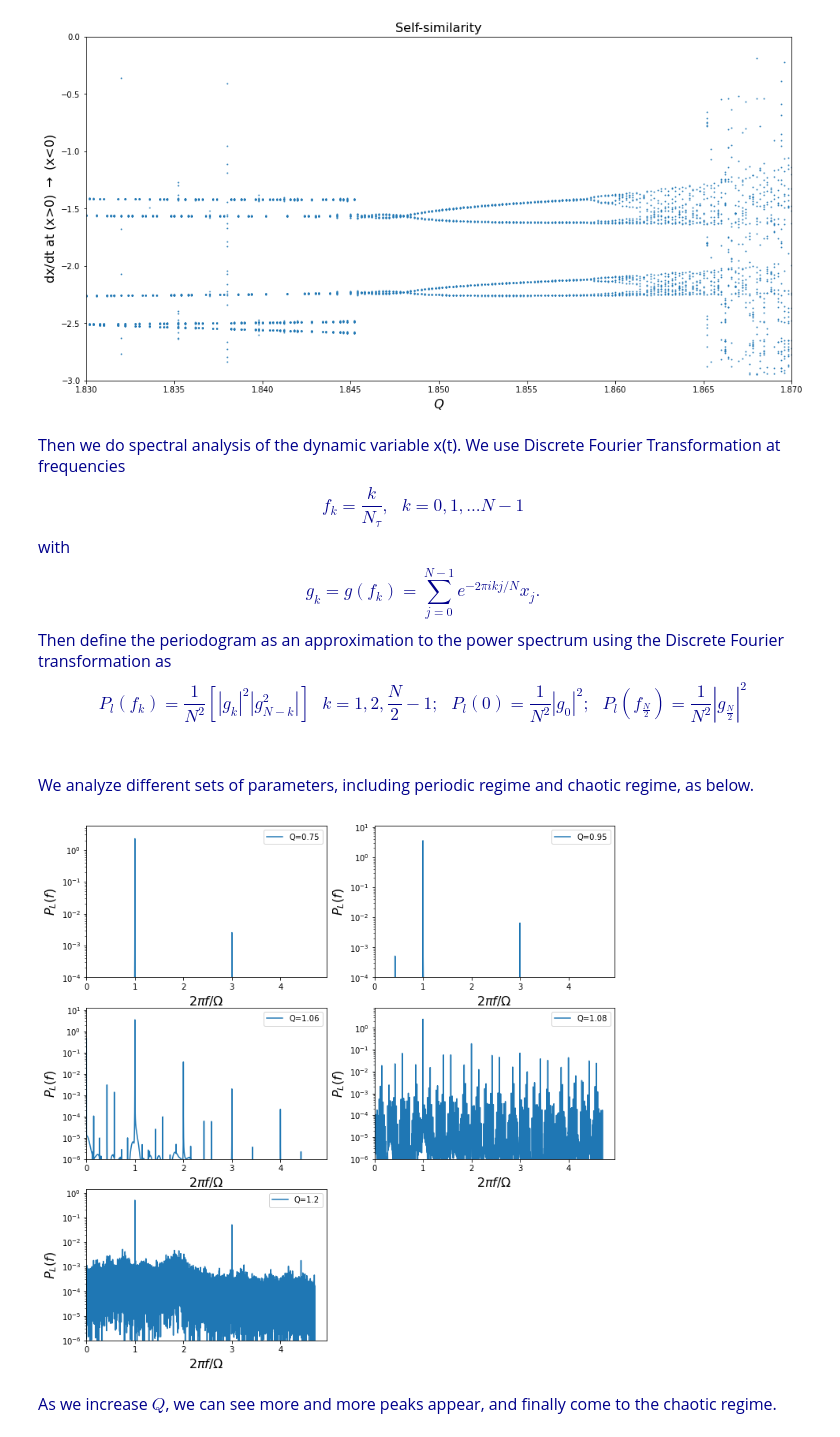
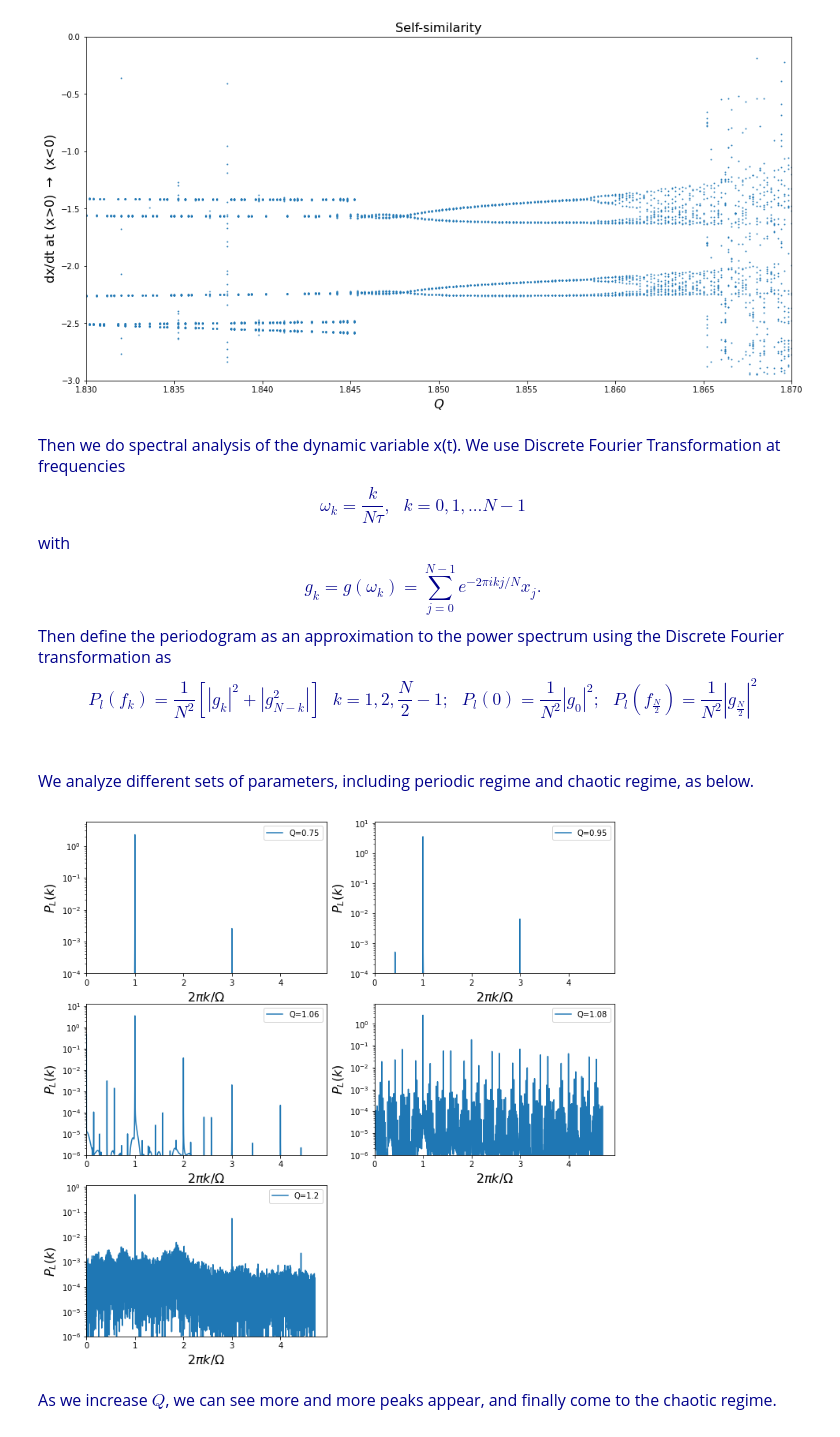
Before and after one commit to hylu666/hku-physics4150, a Jupyter notebook: Solving_Differential_Equations/Differential_Equations_2_Chaotic_Driven_Pendulum.ipynb, the cells around one changed output. Drawn from its saved outputs; the diff is of its cells as text; code cells hidden in the pictures.

```diff
--- a/Solving_Differential_Equations/Differential_Equations_2_Chaotic_Driven_Pendulum.ipynb
+++ b/Solving_Differential_Equations/Differential_Equations_2_Chaotic_Driven_Pendulum.ipynb
@@ -283,7 +283,7 @@ plt.title("Self-similarity",size=16)
 Text(0.5, 1.0, 'Self-similarity')
 [figure]
 # %% [markdown]
-<font  face=Times color=darkblue size=3> Then we do spectral analysis of the dynamic variable x(t). We use Discrete Fourier Transformation at frequencies $$f_k=\frac{k}{N_\tau},\ \ \ k=0,1,...N-1$$ with $$g_k=g(f_k)=\sum_{j=0}^{N-1}e^{-2\pi ikj/N}x_j.$$ Then define the periodogram as an approximation to the power spectrum using the Discrete Fourier transformation as $$P_l(f_k)=\frac{1}{N^2}[|g_k|^2|g_{N-k}^2|]\ \ \ k=1,2,\frac{N}{2}-1;\ \ \ P_l(0)=\frac{1}{N^2}|g_0|^2;\ \ \ P_l(f_{\frac{N}{2}})=\frac{1}{N^2}|g_{\frac{N}{2}}|^2 $$
+<font  face=Times color=darkblue size=3> Then we do spectral analysis of the dynamic variable x(t). We use Discrete Fourier Transformation at frequencies $$\omega_k=\frac{k}{N\tau},\ \ \ k=0,1,...N-1$$ with $$g_k=g(\omega_k)=\sum_{j=0}^{N-1}e^{-2\pi ikj/N}x_j.$$ Then define the periodogram as an approximation to the power spectrum using the Discrete Fourier transformation as $$P_l(f_k)=\frac{1}{N^2}[|g_k|^2+|g_{N-k}^2|]\ \ \ k=1,2,\frac{N}{2}-1;\ \ \ P_l(0)=\frac{1}{N^2}|g_0|^2;\ \ \ P_l(f_{\frac{N}{2}})=\frac{1}{N^2}|g_{\frac{N}{2}}|^2 $$
     <br><br>
     We analyze different sets of parameters, including periodic regime and chaotic regime, as below.
 # %%
@@ -346,48 +346,48 @@ plt.plot(3*np.pi*np.arange(len(P_list))/N_here,P_list,label='Q=0.75')
 plt.semilogy()
 plt.ylim(0.0001,)
 plt.xlim(0,)
-plt.xlabel(r"$2\pi f/\Omega$",size=16)
-plt.ylabel(r"$P_L(f)$",size=16)
+plt.xlabel(r"$2\pi k/\Omega$",size=16)
+plt.ylabel(r"$P_L(k)$",size=16)
 plt.legend()
 
 plt.subplot(322)
 plt.plot(3*np.pi*np.arange(len(P_list1))/N_here,P_list1,label='Q=0.95')
 plt.semilogy()
 plt.ylim(0.0001,)
 plt.xlim(0,)
-plt.xlabel(r"$2\pi f/\Omega$",size=16)
-plt.ylabel(r"$P_L(f)$",size=16)
+plt.xlabel(r"$2\pi k/\Omega$",size=16)
+plt.ylabel(r"$P_L(k)$",size=16)
 plt.legend()
 
 plt.subplot(323)
 plt.plot(3*np.pi*np.arange(len(P_list2))/N_here1,P_list2,label='Q=1.06')
 plt.semilogy()
 plt.ylim(0.000001,)
 plt.xlim(0,)
-plt.xlabel(r"$2\pi f/\Omega$",size=16)
-plt.ylabel(r"$P_L(f)$",size=16)
+plt.xlabel(r"$2\pi k/\Omega$",size=16)
+plt.ylabel(r"$P_L(k)$",size=16)
 plt.legend()
 
 plt.subplot(324)
 plt.plot(3*np.pi*np.arange(len(P_list3))/N_here1,P_list3,label='Q=1.08')
 plt.semilogy()
 plt.ylim(0.000001,)
 plt.xlim(0,)
-plt.xlabel(r"$2\pi f/\Omega$",size=16)
-plt.ylabel(r"$P_L(f)$",size=16)
+plt.xlabel(r"$2\pi k/\Omega$",size=16)
+plt.ylabel(r"$P_L(k)$",size=16)
 plt.legend()
 
 plt.subplot(325)
 plt.plot(3*np.pi*np.arange(len(P_list4))/N_here1,P_list4,label='Q=1.2')
 plt.semilogy()
 plt.ylim(0.000001,)
 plt.xlim(0,)
-plt.xlabel(r"$2\pi f/\Omega$",size=16)
-plt.ylabel(r"$P_L(f)$",size=16)
+plt.xlabel(r"$2\pi k/\Omega$",size=16)
+plt.ylabel(r"$P_L(k)$",size=16)
 plt.legend()
 
 plt.show()
 # %% [output]
-[figure, old version]
+[figure, new version]
 # %% [markdown]
 <font  face=Times color=darkblue size=3> As we increase $Q$, we can see more and more peaks appear, and finally come to the chaotic regime.
```
